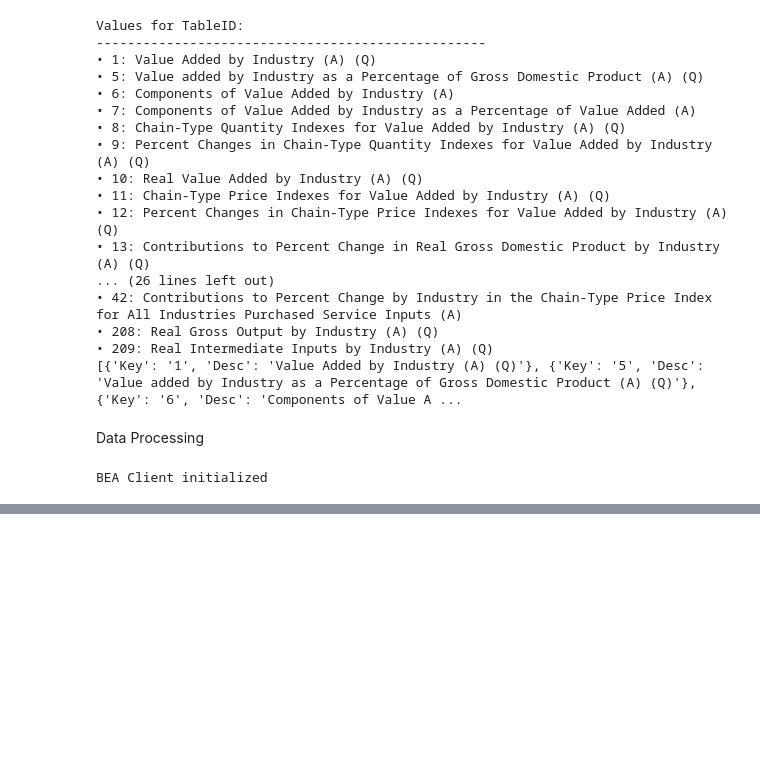
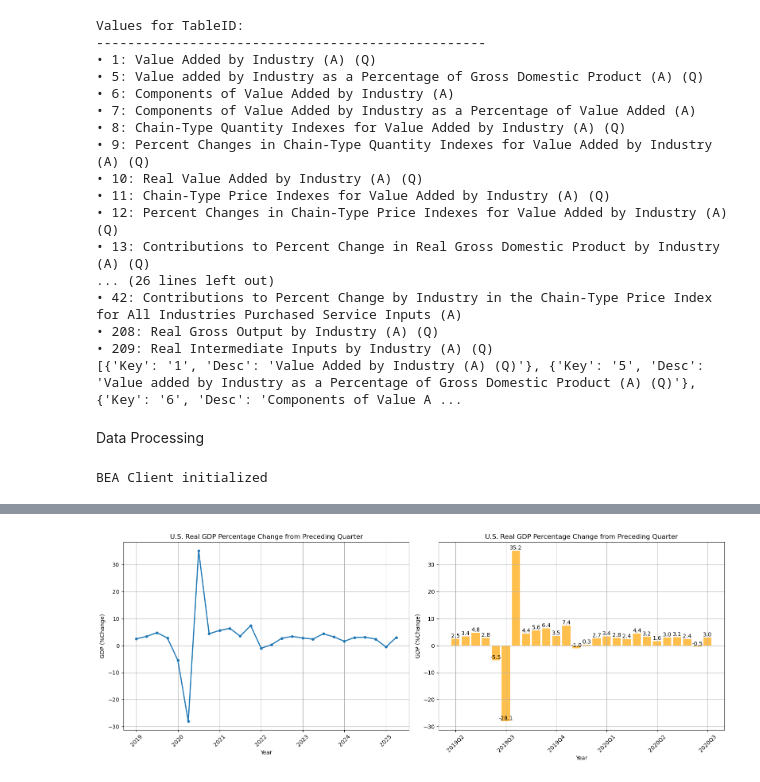
Before and after one commit to mvogel3/BEA-research, a Jupyter notebook: BEA_exploratory_analysis.ipynb, the cells around one changed output, grey strips where cells are left out. Cells and saved outputs as stored; diff of their text form; code cells hidden in the pictures; blank space fills up the shorter version.

```diff
--- a/BEA_exploratory_analysis.ipynb
+++ b/BEA_exploratory_analysis.ipynb
@@ -303,0 +314,33 @@ plt.show()
+# %%
+# remake chart with fig, ax =
+
+fig, (ax1, ax2) = plt.subplots(1, 2, figsize=(16, 6))
+
+ax1.plot(filtered_df['Datetime'], filtered_df['GDP(%Change)'],
+         marker='o', linewidth=2, markersize=4)
+ax1.set_title(f'U.S. Real GDP Percentage Change from Preceding Quarter')
+ax1.set_xlabel('Year')
+ax1.set_ylabel('GDP (%Change)')
+ax1.grid(True)
+ax1.tick_params(axis='x', rotation=45)
+
+
+bars = ax2.bar(range(len(filtered_df)), filtered_df['GDP(%Change)'],
+        color='orange', alpha=0.7)
+ax2.set_title(f'U.S. Real GDP Percentage Change from Preceding Quarter')
+ax2.set_xlabel('Year')
+ax2.set_ylabel('GDP (%Change)')
+for bar in bars:
+    height = bar.get_height()
+    ax2.text(bar.get_x() + bar.get_width()/2., height,
+             f'{height:.1f}',  # Format to 1 decimal place
+             ha='center', va='bottom')
+
+ax2.grid(True)
+# ax2.tick_params(axis='x', rotation=45)
+ax2.set_xticklabels(filtered_df['Date'], rotation=45)
+
+plt.tight_layout()
+plt.show()
+# %% [output]
+[figure, added]
```
Also changed, not shown: parts of 5 cells of this notebook, 2 other files.
